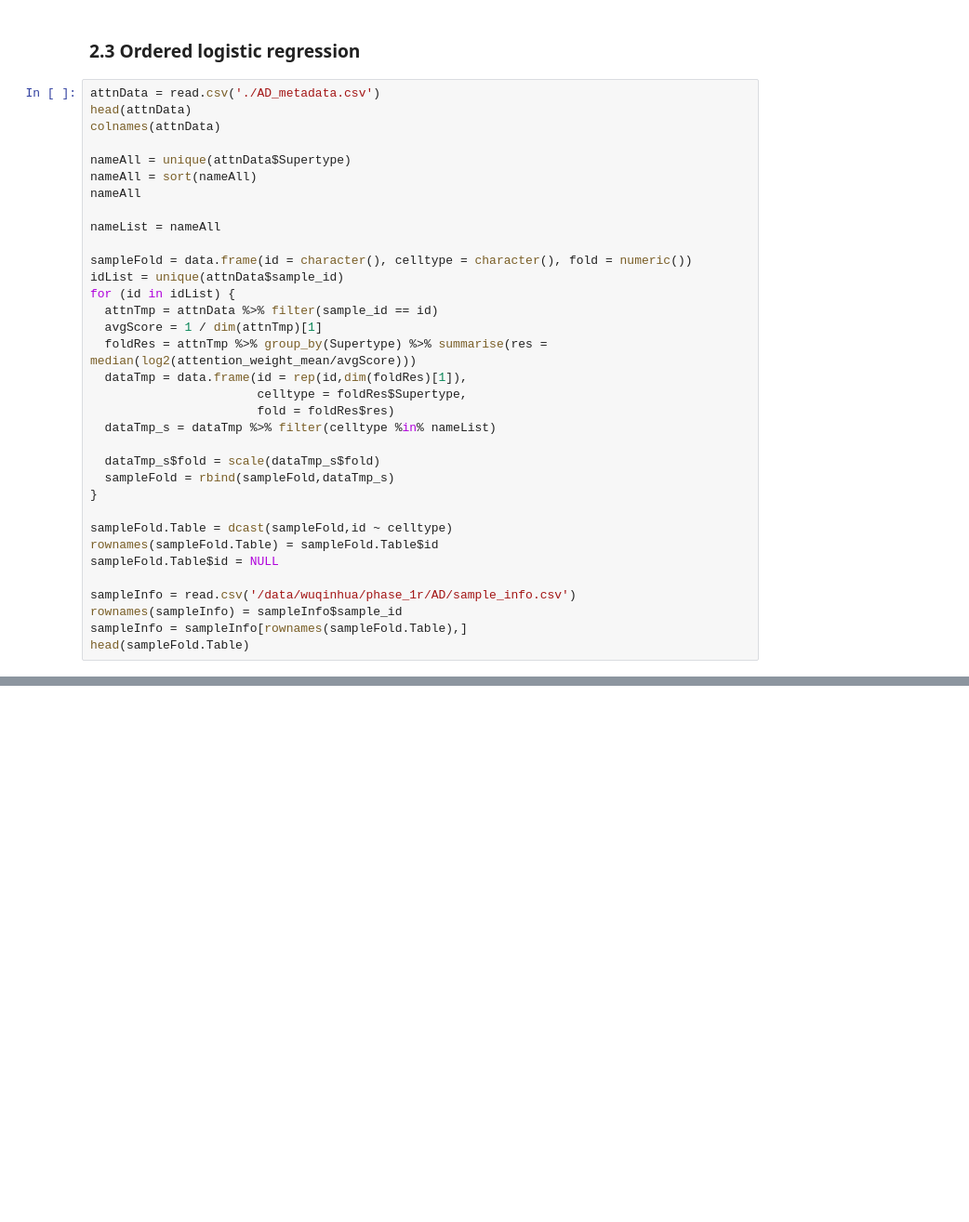
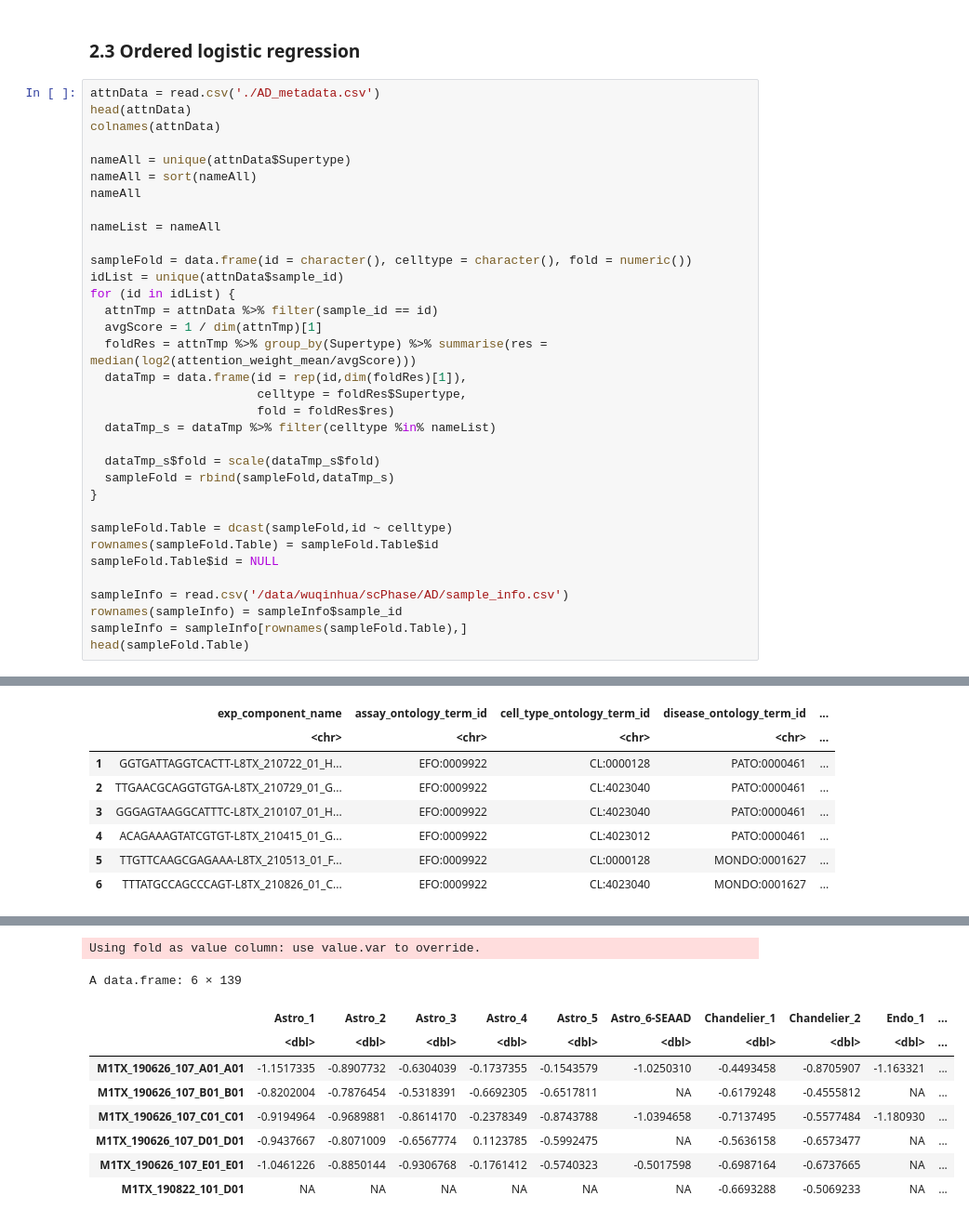
Before and after one commit to wuqinhua/scPhase, a Jupyter notebook: notebooks/2_downstream_analysis/AD/2.2_Attention_analysis.ipynb, the cells around one changed output, grey strips where cells are left out. Shown at 93% size. Cells and saved outputs as stored; diff of their text form; blank space fills up the shorter version.

```diff
--- a/notebooks/2_downstream_analysis/AD/2.2_Attention_analysis.ipynb
+++ b/notebooks/2_downstream_analysis/AD/2.2_Attention_analysis.ipynb
@@ -438,7 +632,8 @@ sampleFold.Table = dcast(sampleFold,id ~ celltype)
 rownames(sampleFold.Table) = sampleFold.Table$id
 sampleFold.Table$id = NULL
 
-sampleInfo = read.csv('/data/wuqinhua/phase_1r/AD/sample_info.csv')
+sampleInfo = read.csv('/data/wuqinhua/scPhase/AD/sample_info.csv')
 rownames(sampleInfo) = sampleInfo$sample_id
 sampleInfo = sampleInfo[rownames(sampleFold.Table),]
 head(sampleFold.Table)
+# %% [output]
@@ -444,0 +641,8 @@ head(sampleFold.Table)
+|  | exp_component_name | assay_ontology_term_id | cell_type_ontology_term_id | disease_ontology_term_id | ... |
+|  | <chr> | <chr> | <chr> | <chr> | ... |
+| 1 | GGTGATTAGGTCACTT-L8TX_210722_01_H... | EFO:0009922 | CL:0000128 | PATO:0000461 | ... |
+| 2 | TTGAACGCAGGTGTGA-L8TX_210729_01_G... | EFO:0009922 | CL:4023040 | PATO:0000461 | ... |
+| 3 | GGGAGTAAGGCATTTC-L8TX_210107_01_H... | EFO:0009922 | CL:4023040 | PATO:0000461 | ... |
+| 4 | ACAGAAAGTATCGTGT-L8TX_210415_01_G... | EFO:0009922 | CL:4023012 | PATO:0000461 | ... |
+| 5 | TTGTTCAAGCGAGAAA-L8TX_210513_01_F... | EFO:0009922 | CL:0000128 | MONDO:0001627 | ... |
+| 6 | TTTATGCCAGCCCAGT-L8TX_210826_01_C... | EFO:0009922 | CL:4023040 | MONDO:0001627 | ... |
@@ -445,3 +683,13 @@ head(sampleFold.Table)
+Using fold as value column: use value.var to override.
+A data.frame: 6 × 139
+|  | Astro_1 | Astro_2 | Astro_3 | Astro_4 | Astro_5 | Astro_6-SEAAD | Chandelier_1 | Chandelier_2 | Endo_1 | ... |
+|  | <dbl> | <dbl> | <dbl> | <dbl> | <dbl> | <dbl> | <dbl> | <dbl> | <dbl> | ... |
+| M1TX_190626_107_A01_A01 | -1.1517335 | -0.8907732 | -0.6304039 | -0.1737355 | -0.1543579 | -1.0250310 | -0.4493458 | -0.8705907 | -1.163321 | ... |
+| M1TX_190626_107_B01_B01 | -0.8202004 | -0.7876454 | -0.5318391 | -0.6692305 | -0.6517811 | NA | -0.6179248 | -0.4555812 | NA | ... |
+| M1TX_190626_107_C01_C01 | -0.9194964 | -0.9689881 | -0.8614170 | -0.2378349 | -0.8743788 | -1.0394658 | -0.7137495 | -0.5577484 | -1.180930 | ... |
+| M1TX_190626_107_D01_D01 | -0.9437667 | -0.8071009 | -0.6567774 | 0.1123785 | -0.5992475 | NA | -0.5636158 | -0.6573477 | NA | ... |
+| M1TX_190626_107_E01_E01 | -1.0461226 | -0.8850144 | -0.9306768 | -0.1761412 | -0.5740323 | -0.5017598 | -0.6987164 | -0.6737665 | NA | ... |
+| M1TX_190822_101_D01 | NA | NA | NA | NA | NA | NA | -0.6693288 | -0.5069233 | NA | ... |
 # %%
 phenotype_levels <- c("Not AD", "Low", "Intermediate", "High")
 sampleInfo$phenotype_ordered <- factor(
```
Also changed, not shown: parts of 19 cells of this notebook, 19 other files.
